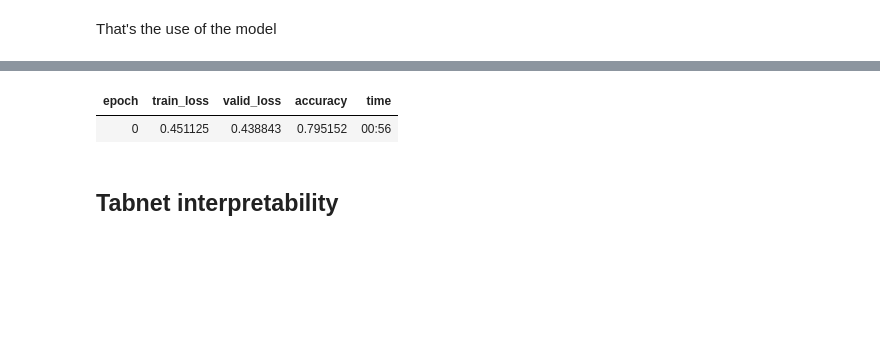
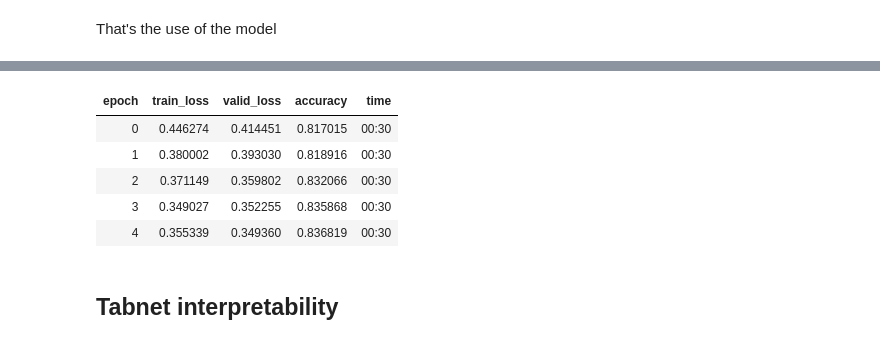
Before and after one commit to mgrankin/fast_tabnet, a Jupyter notebook: index.ipynb, the cells around one changed output, grey strips where cells are left out. Saved outputs shown, nothing was run; the diff lists cells and outputs as text; code cells hidden in the pictures; blank space fills up the shorter version.

```diff
--- a/index.ipynb
+++ b/index.ipynb
@@ -66,5 +67,5 @@ to = TabularPandas(df_main, procs, cat_names, cont_names, y_names="salary", y_bl
 # %%
-dls = to.dataloaders()
+dls = to.dataloaders(bs=32)
 # %%
 dls.valid.show_batch()
 # %% [output]
@@ -91,4 +92,4 @@ to_tst.all_cols.head()
 | 31564 | 8 | 12 | 3 | 9 | 1 | 5 | 40 | 2 | ... |
 | 31565 | 1 | 12 | 1 | 1 | 5 | 3 | 40 | 2 | ... |
 # %%
-emb_szs = get_emb_sz(to); print(emb_szs)
+emb_szs = get_emb_sz(to)
@@ -97,10 +96,9 @@ emb_szs = get_emb_sz(to); print(emb_szs)
 # %% [markdown]
 That's the use of the model
 # %%
-model = TabNetModel(emb_szs, len(to.cont_names), dls.c, n_d=8, n_a=32, n_steps=15);
+model = TabNetModel(emb_szs, len(to.cont_names), dls.c, n_d=8, n_a=8, n_steps=5, mask_type='entmax');
 # %%
-opt_func = partial(Adam, wd=0.01, eps=1e-5)
-learn = Learner(dls, model, CrossEntropyLossFlat(), opt_func=opt_func, lr=3e-2, metrics=[accuracy])
+learn = Learner(dls, model, CrossEntropyLossFlat(), opt_func=Adam, lr=3e-2, metrics=[accuracy])
 # %%
 learn.lr_find()
 # %% [output]
@@ -110,8 +108,12 @@ SuggestedLRs(lr_min=0.13182567358016967, lr_steep=9.999999747378752e-06)
 # %%
-learn.fit_one_cycle(1)
+learn.fit_one_cycle(5)
 # %% [output]
 | epoch | train_loss | valid_loss | accuracy | time |
-| 0 | 0.451125 | 0.438843 | 0.795152 | 00:56 |
+| 0 | 0.446274 | 0.414451 | 0.817015 | 00:30 |
+| 1 | 0.380002 | 0.393030 | 0.818916 | 00:30 |
+| 2 | 0.371149 | 0.359802 | 0.832066 | 00:30 |
+| 3 | 0.349027 | 0.352255 | 0.835868 | 00:30 |
+| 4 | 0.355339 | 0.349360 | 0.836819 | 00:30 |
 # %% [markdown]
 ## Tabnet interpretability
 # %%
```
Also changed, not shown: parts of 6 cells of this notebook, 16 other files.
